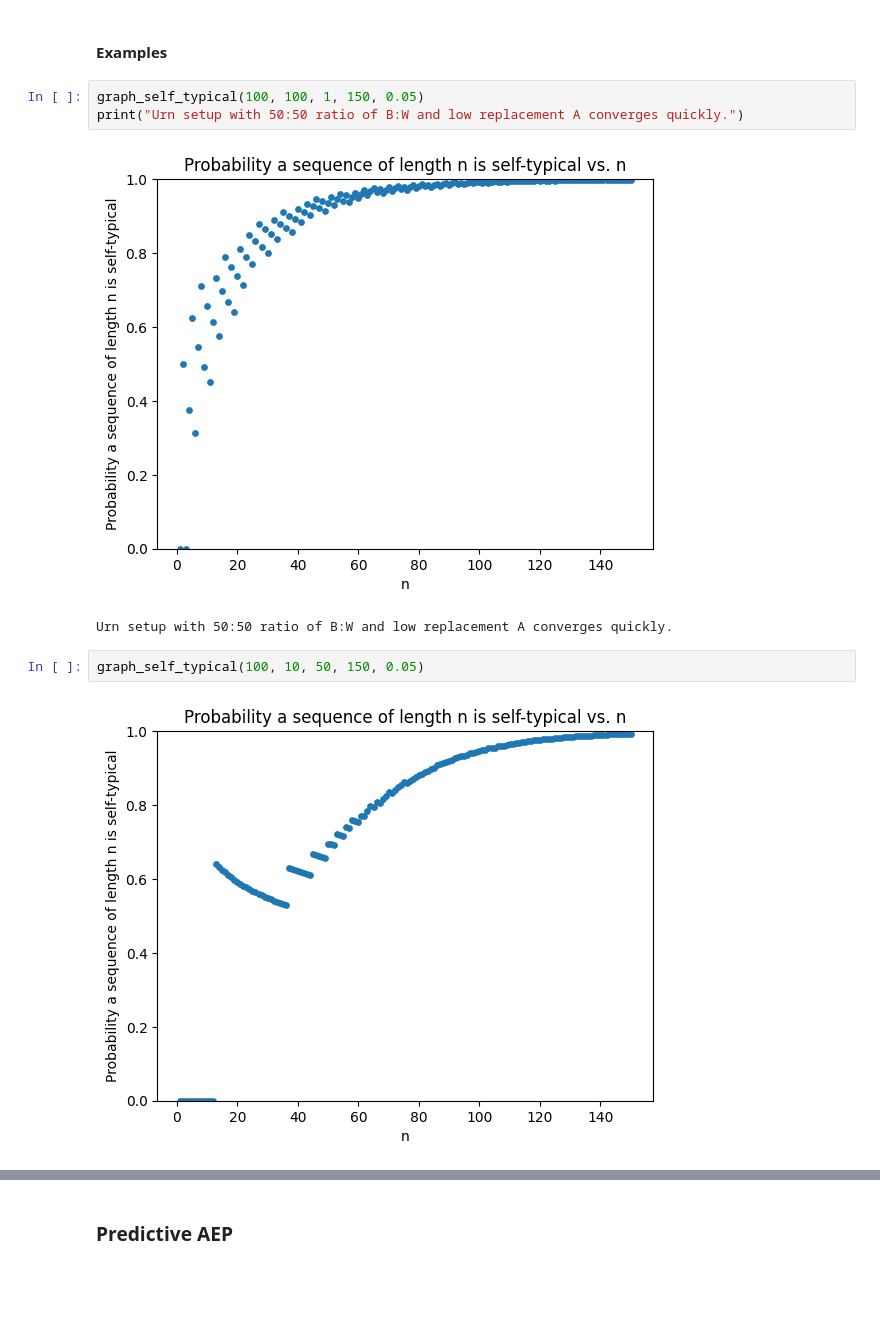
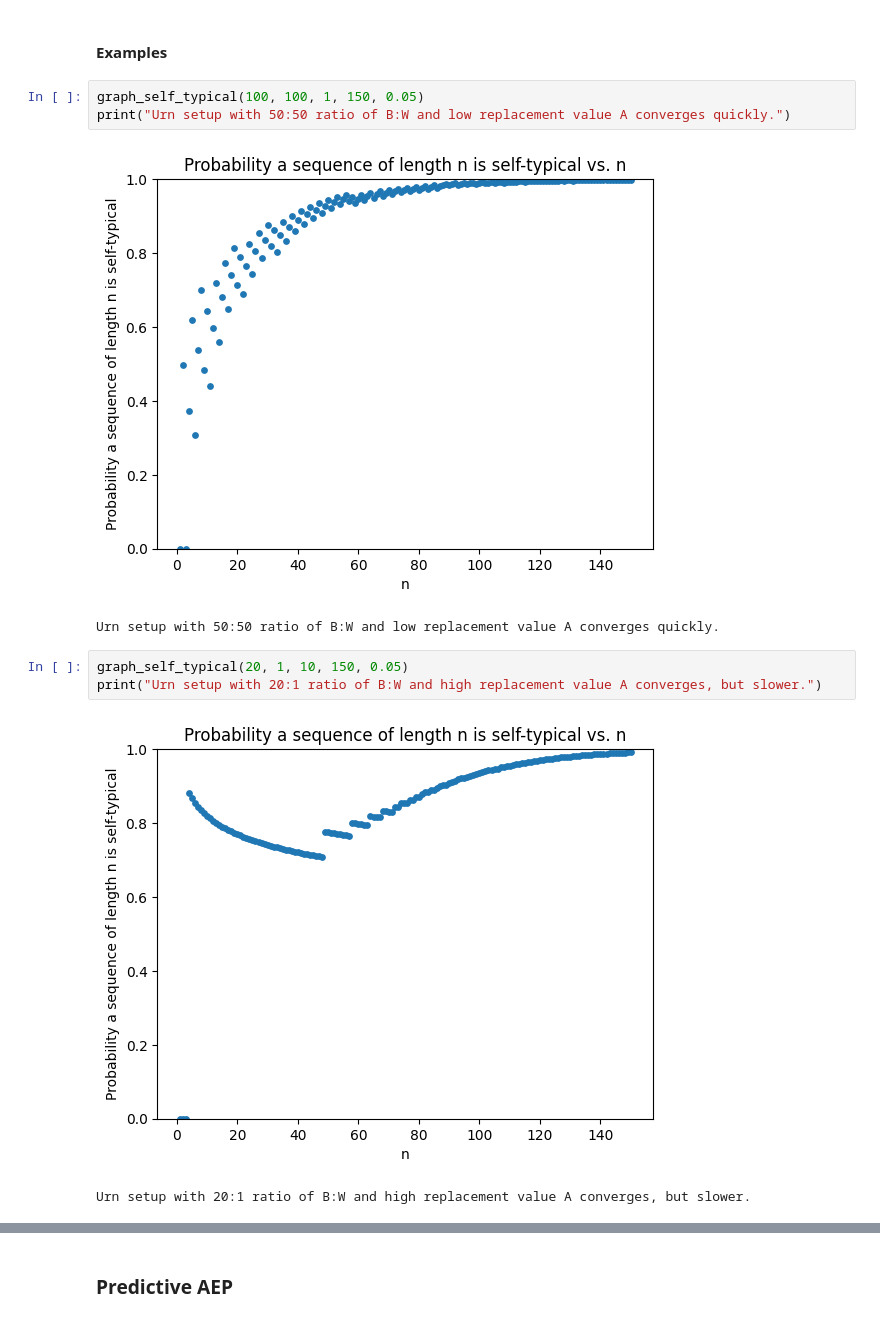
Before and after one commit to fangyuanlin2002/exchangeable-aep, a Jupyter notebook: polyasurn.ipynb, the cells around one changed output, grey strips where cells are left out. Cells and saved outputs as stored; diff of their text form; blank space fills up the shorter version.

```diff
--- a/polyasurn.ipynb
+++ b/polyasurn.ipynb
@@ -281,11 +280,13 @@ def graph_self_typical(b, w, a, n_max, eps):
 #### Examples
 # %%
 graph_self_typical(100, 100, 1, 150, 0.05)
-print("Urn setup with 50:50 ratio of B:W and low replacement A converges quickly.")
+print("Urn setup with 50:50 ratio of B:W and low replacement value A converges quickly.")
 # %% [output]
-[figure, old version]
+[figure, new version]
-Urn setup with 50:50 ratio of B:W and low replacement A converges quickly.
+Urn setup with 50:50 ratio of B:W and low replacement value A converges quickly.
-# %%
-graph_self_typical(100, 10, 50, 150, 0.05)
-# %% [output]
-[figure, removed]
+# %%
+graph_self_typical(20, 1, 10, 150, 0.05)
+print("Urn setup with 20:1 ratio of B:W and high replacement value A converges, but slower.")
+# %% [output]
+[figure, added]
+Urn setup with 20:1 ratio of B:W and high replacement value A converges, but slower.
```
Also changed, not shown: parts of 37 cells of this notebook.
